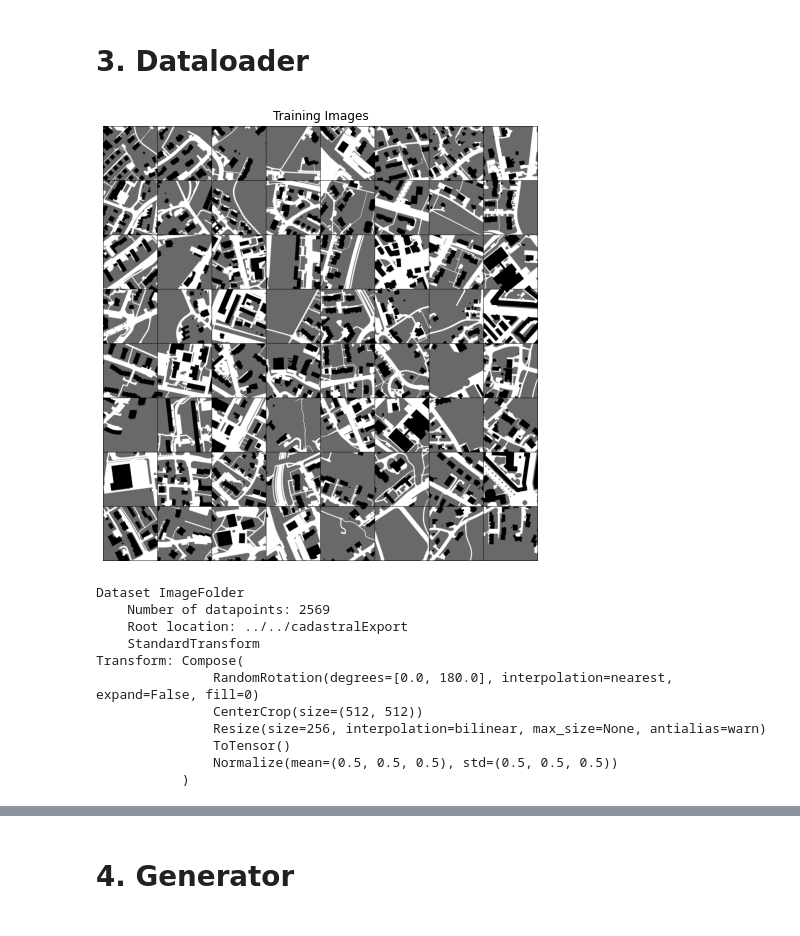
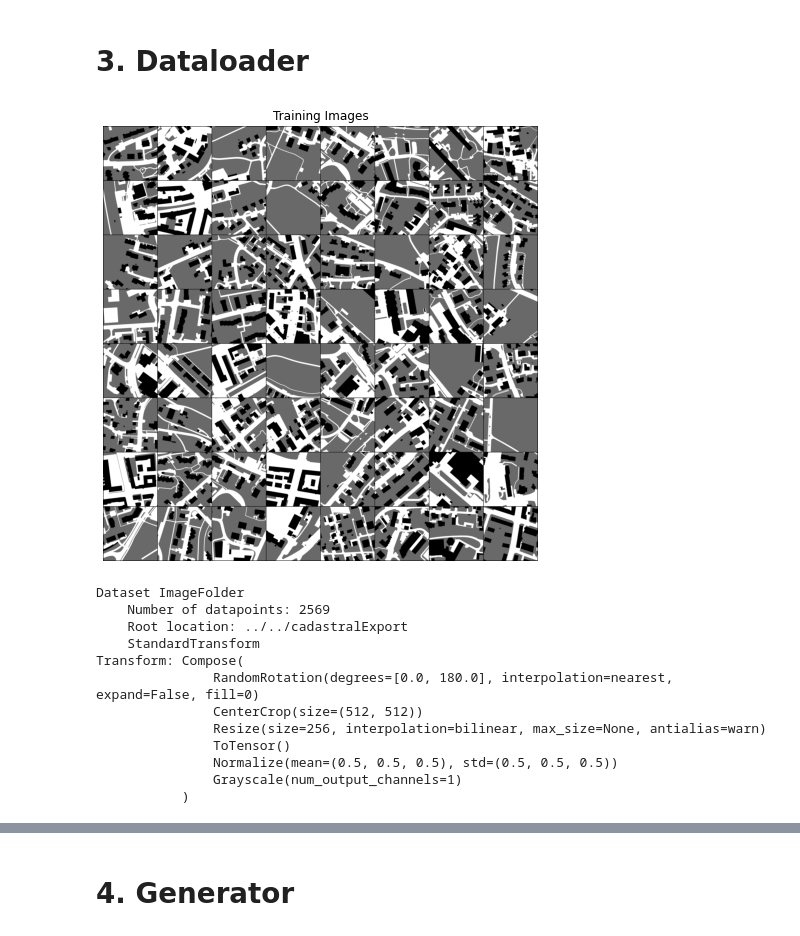
Before and after one commit to neithangurthang/SyntheticCities, a Jupyter notebook: notebooks/11 WGAN 256x256.ipynb, the cells around one changed output, grey strips where cells are left out. Drawn from its saved outputs; the diff is of its cells as text; code cells hidden in the pictures.

```diff
--- a/notebooks/11 WGAN 256x256.ipynb
+++ b/notebooks/11 WGAN 256x256.ipynb
@@ -90,28 +90,29 @@ logger.addHandler(file_handler)
 # %%
 # We can use an image folder dataset the way we have it setup
 if os.path.exists(cadastralRootGreyscale + '/.ipynb_checkpoints'):
     shutil.rmtree(cadastralRootGreyscale + '/.ipynb_checkpoints')
 
 Cad_dataset_greyscale = dset.ImageFolder(root=cadastralRootGreyscale,
                            transform=transforms.Compose([
                                transforms.RandomRotation(degrees=(0,180), expand = False),
                                transforms.CenterCrop(image_size * 2),
                                transforms.Resize(image_size),
                                transforms.ToTensor(),
                                transforms.Normalize((0.5, 0.5, 0.5), (0.5, 0.5, 0.5)),
+                               transforms.Grayscale(num_output_channels=1)
                            ]))
 # Create the dataloader
 Cad_dataloader_greyscale = torch.utils.data.DataLoader(Cad_dataset_greyscale, batch_size=batch_size,
                                          shuffle=True, num_workers=workers)
 
 # Plot some training images
 Cad_gs_real_batch = next(iter(Cad_dataloader_greyscale))
 plt.figure(figsize=(8,8))
 plt.axis("off")
 plt.title("Training Images")
 plt.imshow(np.transpose(vutils.make_grid(Cad_gs_real_batch[0].to(device)[:64], padding=2, normalize=True).cpu(),(1,2,0)));
 # %% [output]
-[figure, old version]
+[figure, new version]
 # %%
 Cad_dataset_greyscale
 # %% [output]
@@ -125,4 +126,5 @@ Transform: Compose(
                Resize(size=256, interpolation=bilinear, max_size=None, antialias=warn)
                ToTensor()
                Normalize(mean=(0.5, 0.5, 0.5), std=(0.5, 0.5, 0.5))
+               Grayscale(num_output_channels=1)
            )
```
Also changed, not shown: parts of 11 cells of this notebook, 12 other files.
